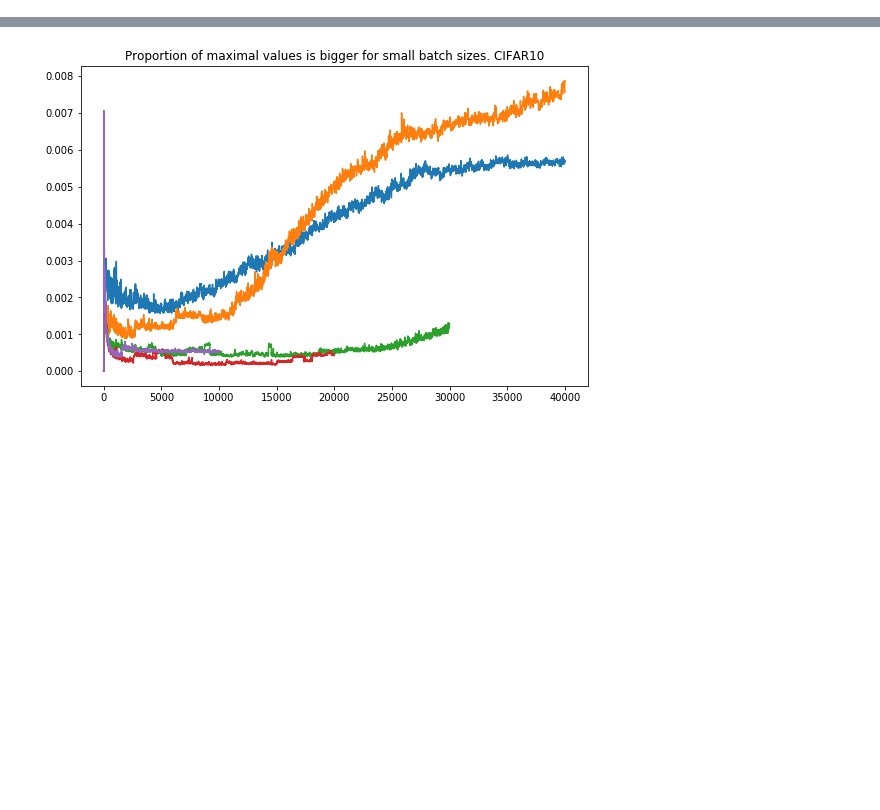
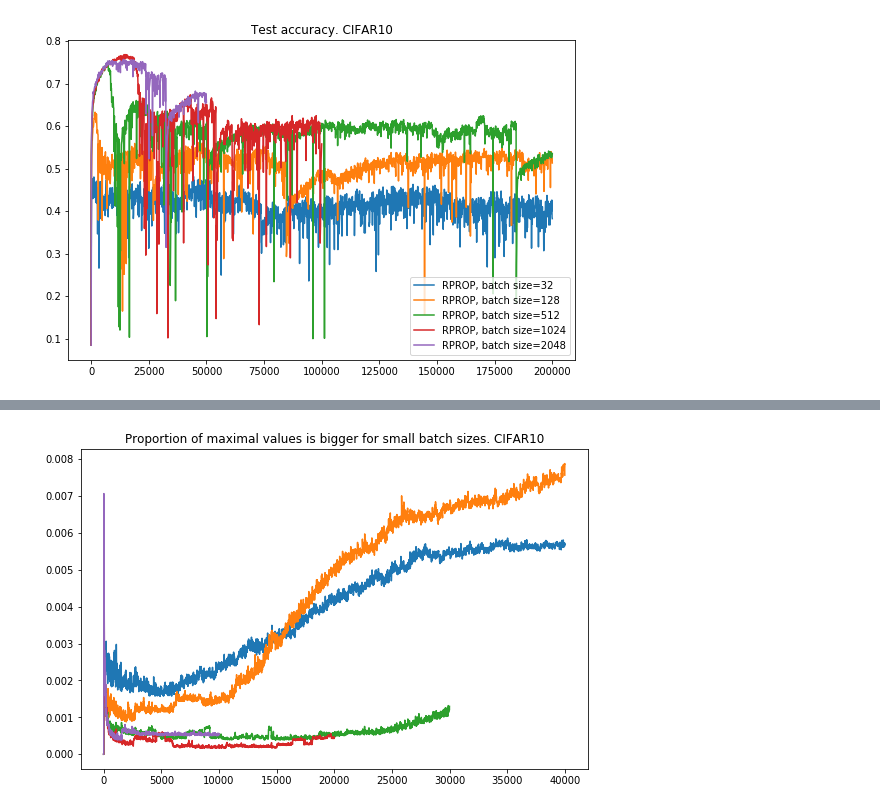
Before and after one commit to zadaianchuk/ProbabilisticRPROP, a Jupyter notebook: experiments.ipynb, the cells around one changed output, grey strips where cells are left out. Cells and saved outputs as stored; diff of their text form; code cells hidden in the pictures; blank space fills up the shorter version.

```diff
--- a/experiments.ipynb
+++ b/experiments.ipynb
@@ -26,0 +38,26 @@ name = "tflogs/cifar10_3c3d/cifar10_3c3d__RPROP__bs_32__delta_0_1E-04__delta_min
+# %%
+model_name ="cifar10_3c3d"
+batch_sizes = [32, 128, 512, 1024, 2048]
+Ns={32:200000,128:200000,512:200000,1024:100000,2048:50000}
+every=100
+ts = {bs: range(0,Ns[bs]+1,every) for bs in batch_sizes}
+fig=plt.figure(figsize=(20,20))
+#add accuracy
+ax=fig.add_subplot(3,2,1)
+ax.set_title("Test accuracy. CIFAR10")
+tag = 'checkpoint_test_acc'
+
+path_rprop = "../tflogs_for_report/tflogs_for_report2/"+model_name+"/"+model_name+"__RPROP__bs_{0}"\
+             "__delta_0_5E-04__delta_min_1E-09__delta_max_5E-03__"\
+             "eta_minus_0.33__eta_plus_3.0__N_{1}__MNS_True__UME_False__seed_42"
+
+for bs in batch_sizes:
+    path = path_rprop.format(bs,Ns[bs])
+    l = get_scalar_summary(path, tag)
+    ax.plot(ts[bs],l,label="RPROP, batch size=" + str(bs))
+
+ax.legend()
+fig.savefig("../report/fig6_RPROP.pdf",  transparent = True, bbox_inches = 'tight', pad_inches = 0)
+plt.show()
+# %% [output]
+[figure, added]
```
Also changed, not shown: parts of 21 cells of this notebook, 22 other files.
